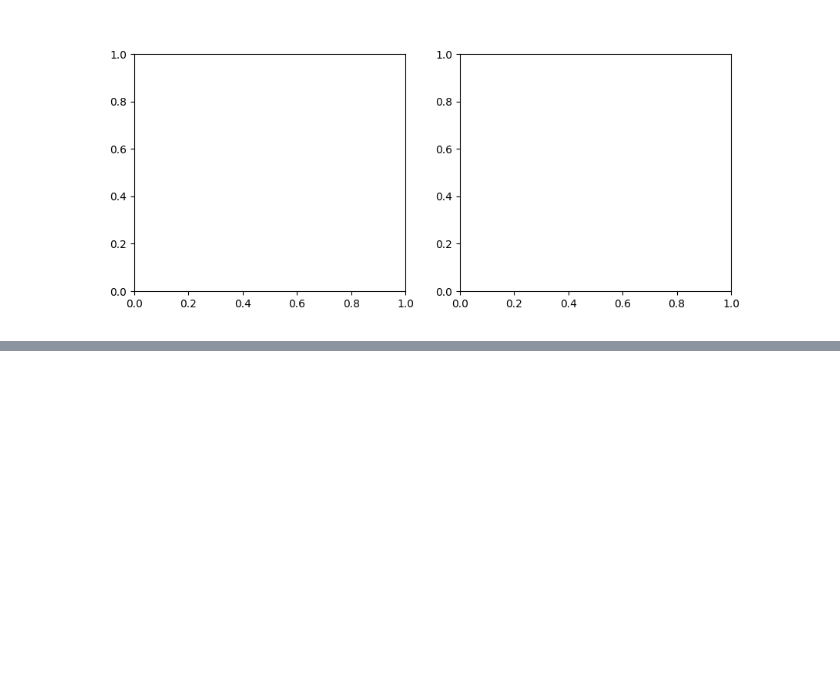
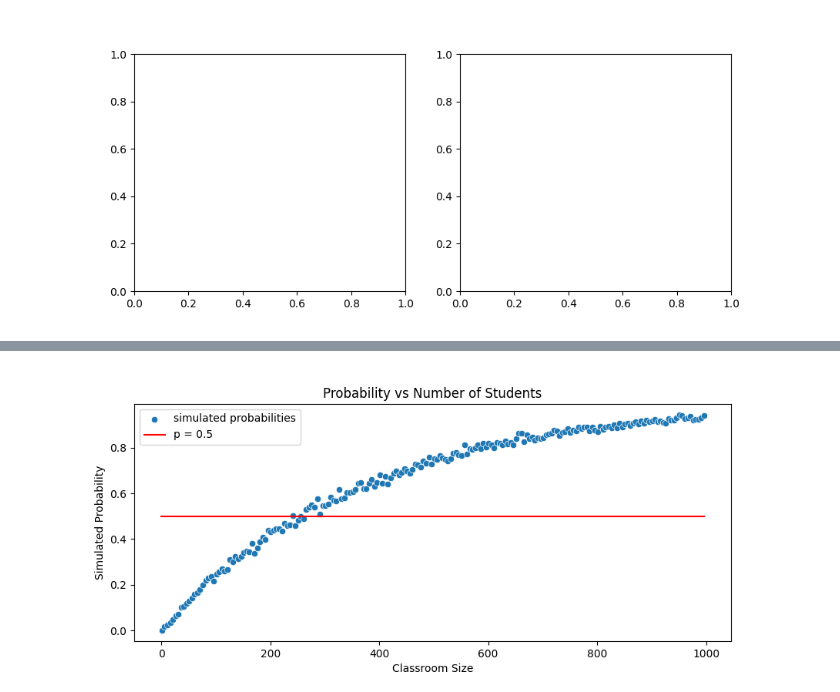
Before and after one commit to San-kalp/Maths-ML, a Jupyter notebook: Birthday problem /code.ipynb, the cells around one changed output, grey strips where cells are left out. Saved outputs shown, nothing was run; the diff lists cells and outputs as text; code cells hidden in the pictures; blank space fills up the shorter version.

Commit message:
BDay problem

```diff
--- a/Birthday problem /code.ipynb
+++ b/Birthday problem /code.ipynb
@@ -30,20 +32,15 @@ game = utils.your_bday()
 DatePicker(value=None, description='Pick your bday', step=1, style=DescriptionStyle(description_width='initial…
 [interactive output not drawn]
 [figure]
-# %%
-def simulate(problem_func, n_students=365, n_simulations=1000):
-
-    # Initialize the counter of matches at 0
-    matches = 0
-
-    # Run the simulation for the desired number of times
-    for _ in range(n_simulations):
-
-        # If there is a match in the classroom add 1 to the counter of matches
-        if problem_func(n_students):
-            matches += 1
-
-    # Return the ratio of number of matches / number of simulations
-    return matches/n_simulations
+# %%
+def simulate(problem_func, n_students=365,n_simulations=1000):
+    match = 0
+    for _ in range(n_simulations):
+        if problem_func(n_students):
+            match+=1
+
+    return match/n_simulations
+#The higher the n umber of stuydens the higher the probability of natch
+#The huigher the number of simulations the higher the accuracy of the simulated probablity
 # %%
 def problem_1(n_students):
@@ -73,0 +67,19 @@ utils.plot_simulated_probs(simulated_probs_1, utils.big_classroom_sizes)
+# %%
+def problem_2(n_students):
+    gen_bdays = np.random.randint(1,365,(n_students))
+
+    rnd_index = np.random.randint(0,len(gen_bdays))
+
+    rnd_bday = gen_bdays[rnd_index]
+
+    remaining_bday = np.delete(gen_bdays,rnd_index,axis=0)
+
+    return rnd_bday in remaining_bday
+# %%
+# Generate the simulated probability for every classroom
+simulated_probs_2 = [simulate(problem_2, n_students=n) for n in utils.big_classroom_sizes]
+
+# Create a scatterplot of simulated probabilities vs classroom size
+utils.plot_simulated_probs(simulated_probs_2, utils.big_classroom_sizes)
+# %% [output]
+[figure, added]
```
Also changed, not shown: parts of 9 cells of this notebook.
